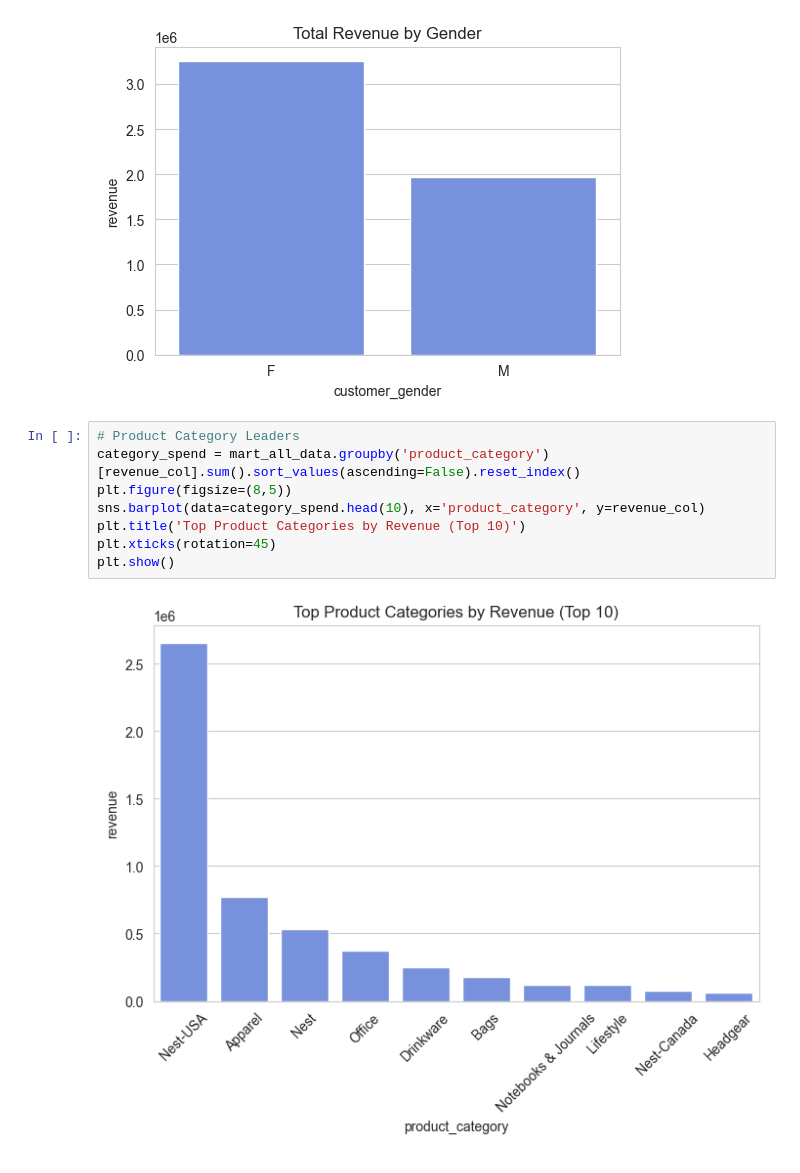
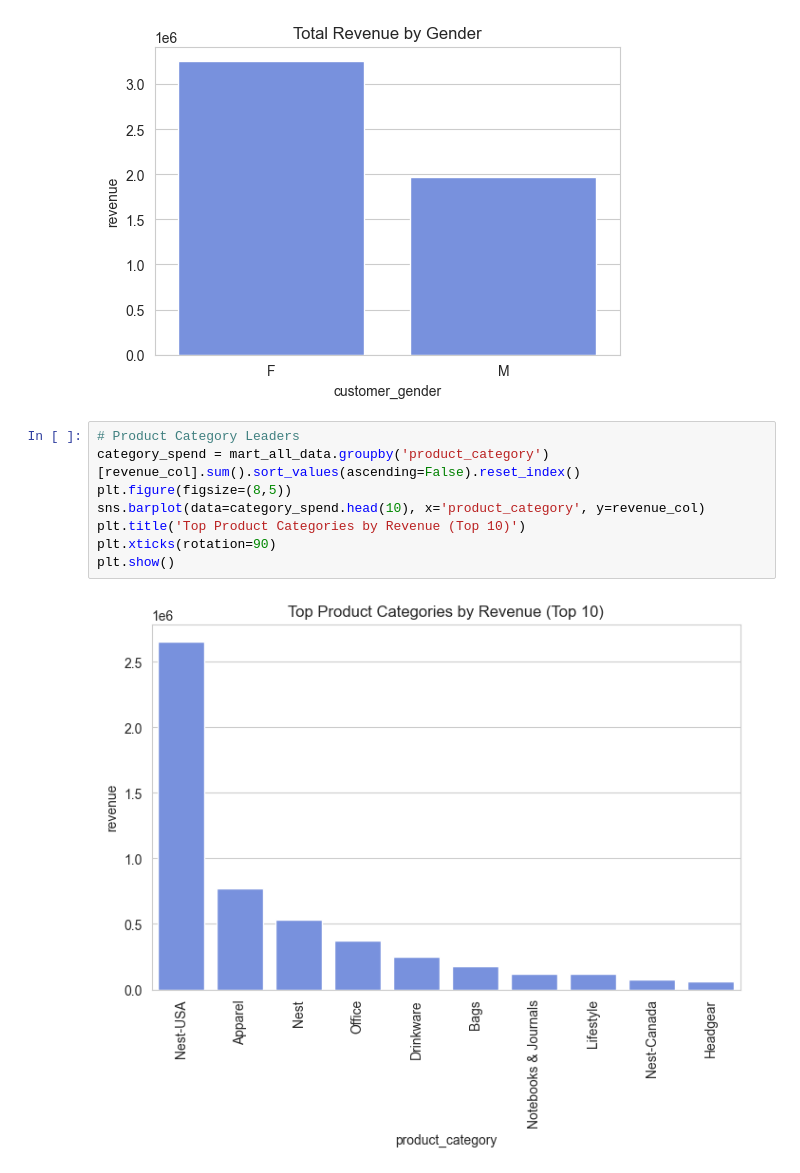
Before and after one commit to CGrainger1/LTV-Capstone-Project, a Jupyter notebook: Step_20_EDA.ipynb, the cells around one changed output. Saved outputs shown, nothing was run; the diff lists cells and outputs as text.

```diff
--- a/Step_20_EDA.ipynb
+++ b/Step_20_EDA.ipynb
@@ -405,10 +405,10 @@ plt.show()
 # %%
 # Product Category Leaders
 category_spend = mart_all_data.groupby('product_category')[revenue_col].sum().sort_values(ascending=False).reset_index()
 plt.figure(figsize=(8,5))
 sns.barplot(data=category_spend.head(10), x='product_category', y=revenue_col)
 plt.title('Top Product Categories by Revenue (Top 10)')
-plt.xticks(rotation=45)
+plt.xticks(rotation=90)
 plt.show()
 # %% [output]
-[figure, old version]
+[figure, new version]
```
Also changed, not shown: parts of 3 cells of this notebook, 1 other file.
